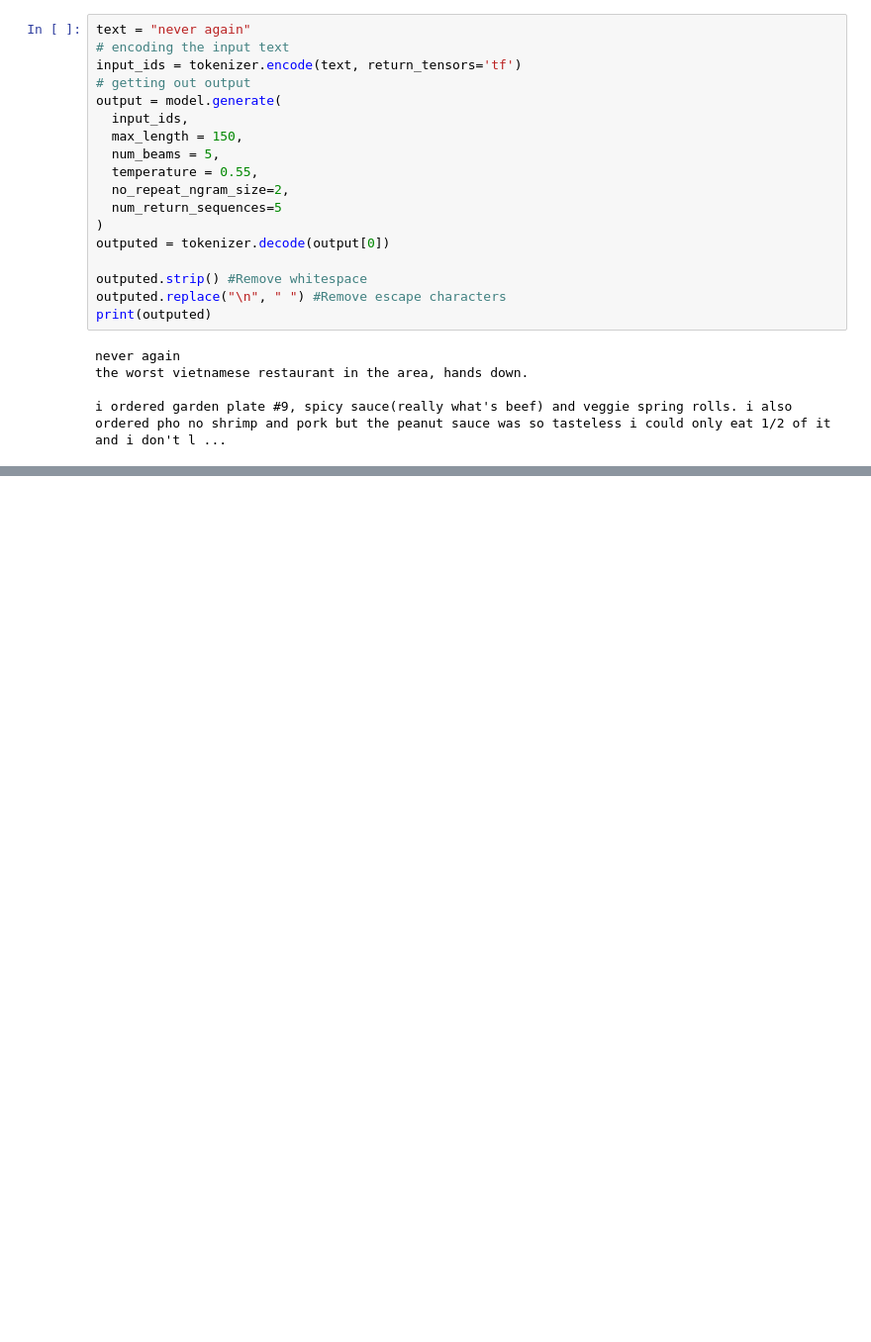
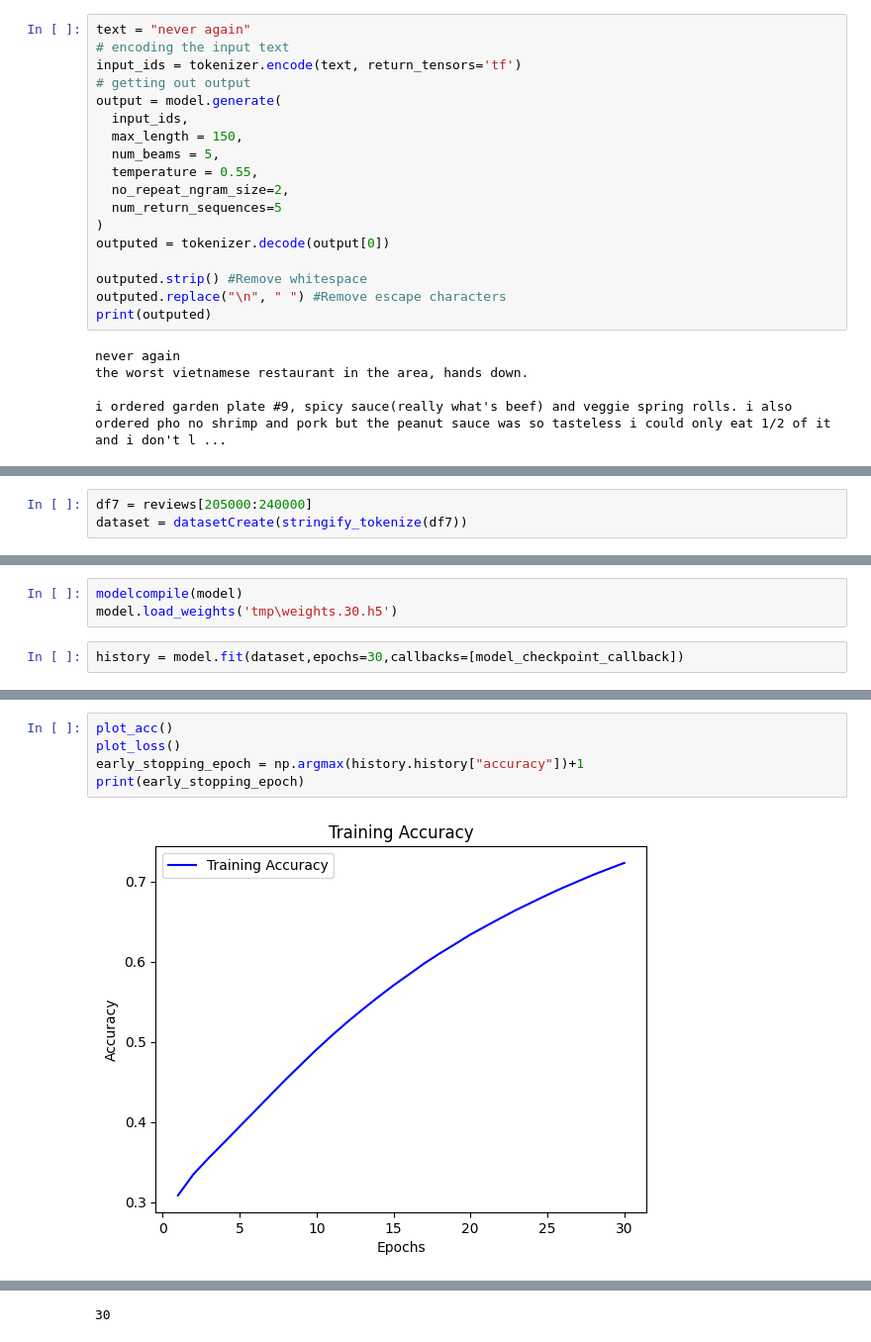
Before and after one commit to thestianchris/FakeReviewDetect, a Jupyter notebook: gpt2-generator-larger.ipynb, the cells around one changed output, grey strips where cells are left out. Shown: that part at 99% size. Cells and saved outputs as stored; diff of their text form; blank space fills up the shorter version.

Commit message:
large-dataset-aggregate

```diff
--- a/gpt2-generator-larger.ipynb
+++ b/gpt2-generator-larger.ipynb
@@ -649,0 +652,3 @@ i ordered garden plate #9, spicy sauce(really what's beef) and veggie spring rol
+# %%
+df7 = reviews[205000:240000]
+dataset = datasetCreate(stringify_tokenize(df7))
@@ -649,0 +657,5 @@ i ordered garden plate #9, spicy sauce(really what's beef) and veggie spring rol
+# %%
+modelcompile(model)
+model.load_weights('tmp\weights.30.h5')
+# %%
+history = model.fit(dataset,epochs=30,callbacks=[model_checkpoint_callback])
@@ -649,0 +680,7 @@ i ordered garden plate #9, spicy sauce(really what's beef) and veggie spring rol
+# %%
+plot_acc()
+plot_loss()
+early_stopping_epoch = np.argmax(history.history["accuracy"])+1
+print(early_stopping_epoch)
+# %% [output]
+[figure, added]
@@ -649,0 +688 @@ i ordered garden plate #9, spicy sauce(really what's beef) and veggie spring rol
+30
```
Also changed, not shown: parts of 20 cells of this notebook.
